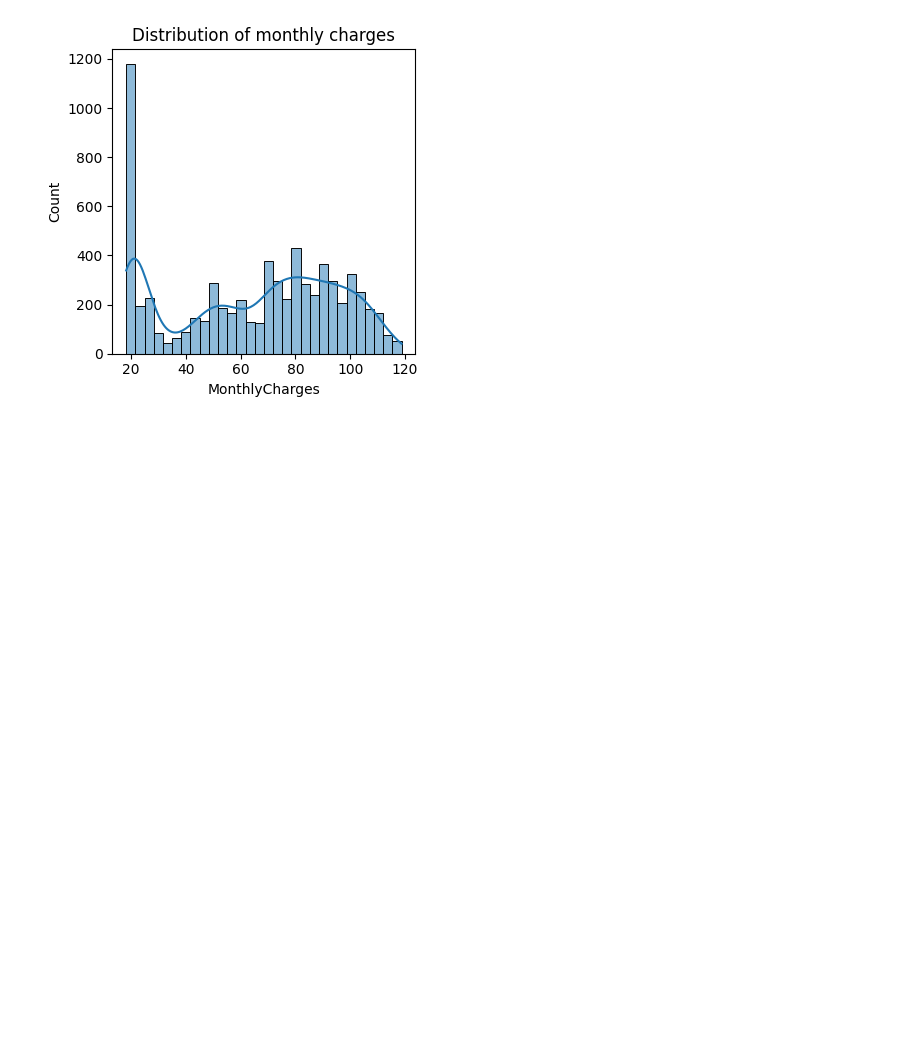
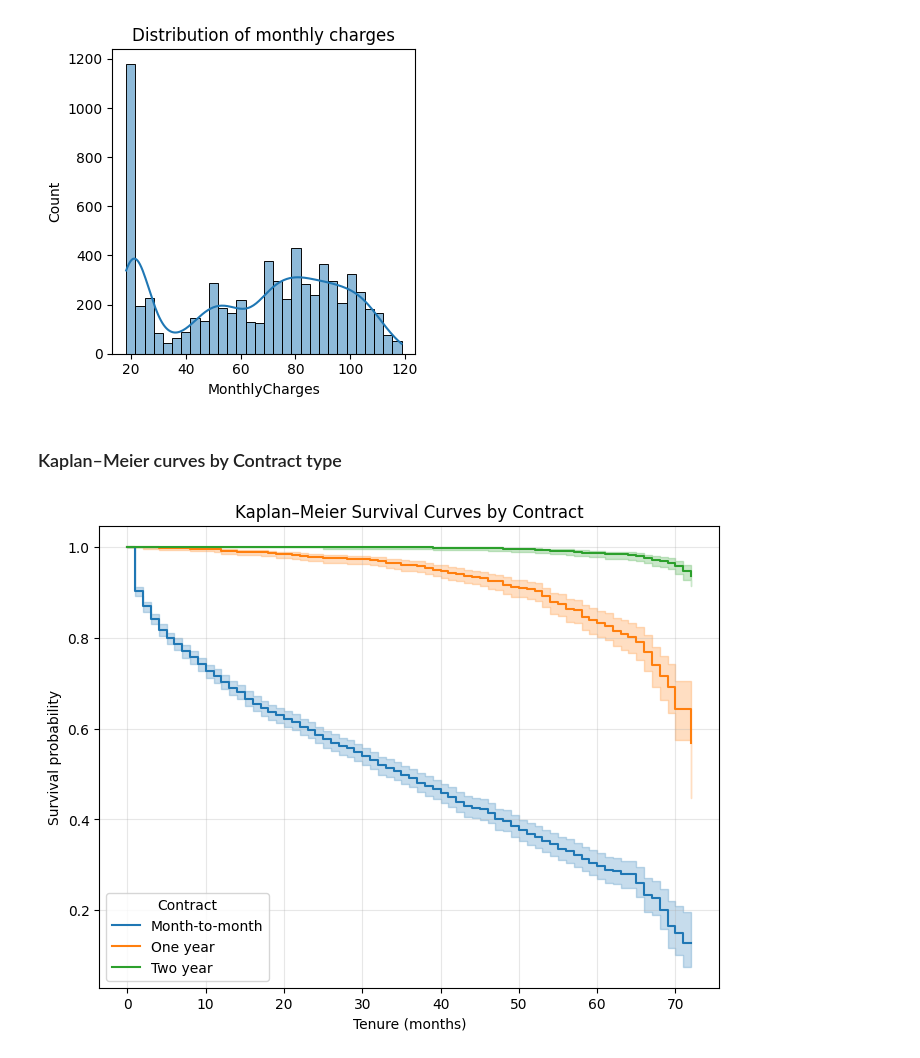
Before and after one commit to nawshinnasir/Statistics_Project_02, a Jupyter notebook: survival_analysis.ipynb, the cells around one changed output. Cells and saved outputs as stored; diff of their text form; code cells hidden in the pictures; blank space fills up the shorter version.

Commit message:
kaplan-meier

```diff
--- a/survival_analysis.ipynb
+++ b/survival_analysis.ipynb
@@ -119,3 +119,24 @@ plt.show()
 [figure]
 [figure]
 [figure]
+# %% [markdown]
+### Kaplan–Meier curves by Contract type
+# %%
+kmf = KaplanMeierFitter()
+
+plt.figure(figsize=(8, 6))
+
+for name, grouped_df in df.groupby("Contract"):
+    kmf.fit(durations=grouped_df[time_col],
+            event_observed=grouped_df["Churn_event"],
+            label=name)
+    kmf.plot_survival_function(ci_show=True)
+
+plt.title("Kaplan–Meier Survival Curves by Contract")
+plt.xlabel("Tenure (months)")
+plt.ylabel("Survival probability")
+plt.legend(title="Contract")
+plt.grid(True, alpha=0.3)
+plt.show()
+# %% [output]
+[figure, added]
```
